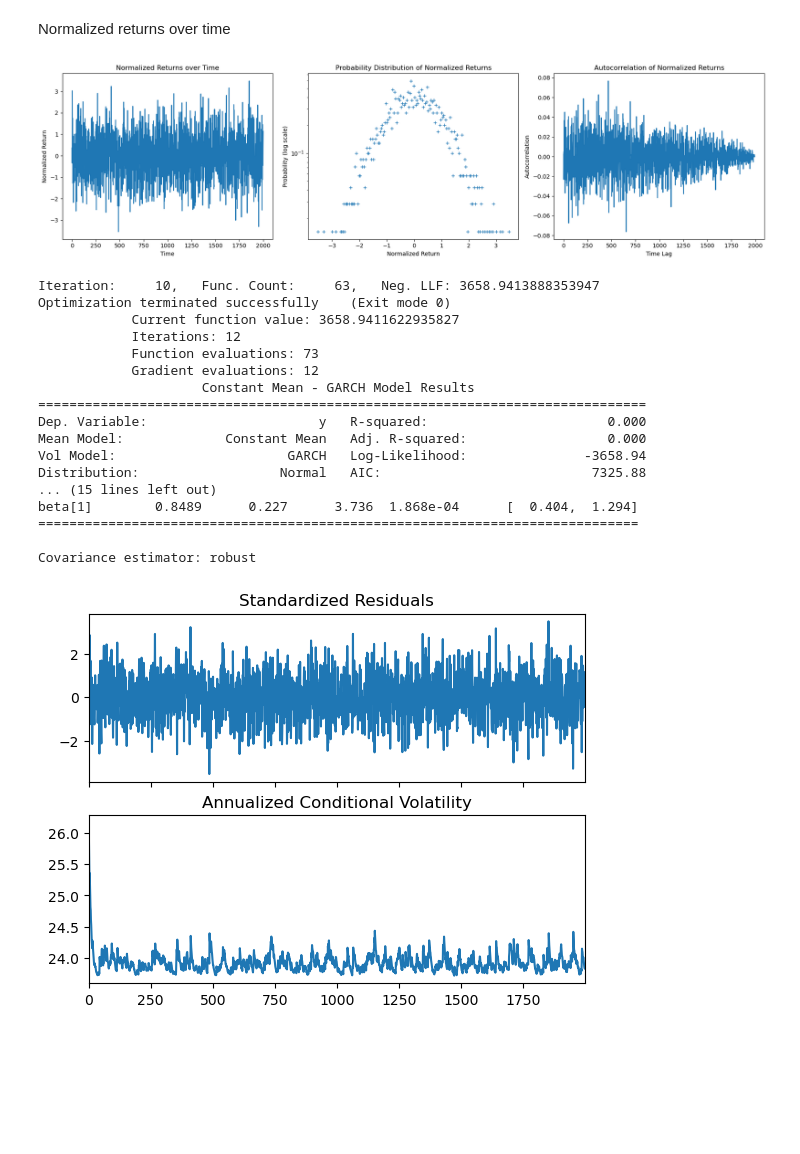
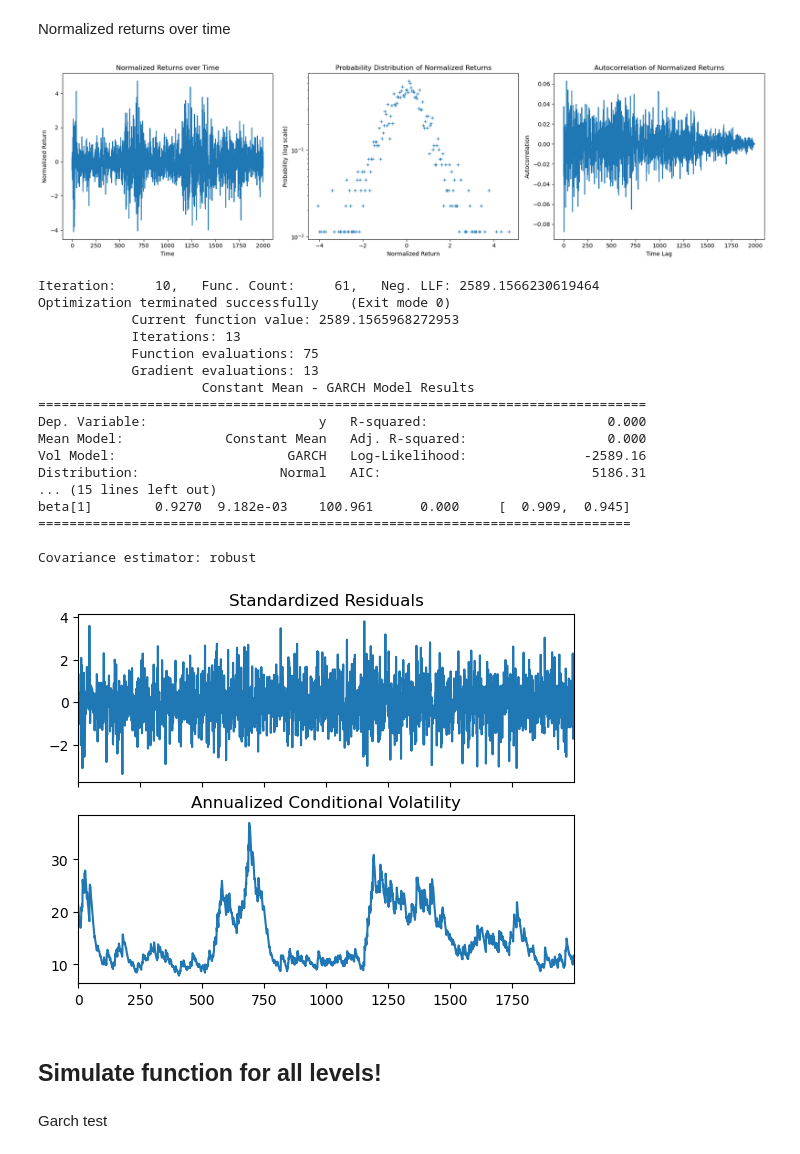
Before and after one commit to kayamd3/Complex_System_Simulation_Group13, a Jupyter notebook: Network initialize.ipynb, the cells around one changed output. Saved outputs shown, nothing was run; the diff lists cells and outputs as text; code cells hidden in the pictures; blank space fills up the shorter version.

Commit message:
Update Level 3 model for CA and Network 1.26

```diff
--- a/Network initialize.ipynb
+++ b/Network initialize.ipynb
@@ -66,6 +66,8 @@ class Trader:
         """
         if self.trade_level == 1:
             self.transaction_quantity = self.fundamental_value - current_price
+        elif self.trade_level == 2:
+            self.transaction_quantity = self.fundamental_value * (1 + self.parameters["Cfu"] * phi_fu) - current_price
         elif self.trade_level == 3:
             self.transaction_quantity = (self.fundamental_value * (1 + self.parameters["Cfu"] * phi_fu)
             - current_price) * Mt
@@ -81,6 +83,8 @@ class Trader:
         mean_transaction_quantity = sum(neighbor_transactions) / max(1, len(neighbor_transactions))
         if self.trade_level == 1:
             self.transaction_quantity = mean_transaction_quantity
+        elif self.trade_level == 2:
+            self.transaction_quantity = mean_transaction_quantity * (1 + self.parameters["Cim"] * phi_im)
         elif self.trade_level == 3:
             self.transaction_quantity = mean_transaction_quantity * (1 + self.parameters["Cim"] * phi_im) * Mt
 # %% [markdown]
@@ -268,13 +272,13 @@ $P^{t+1}=P^t+\frac{c_pQ^t}N$
 Create network
 # %%
 #STEP 1: build network
-n = 10000  # nodes
+n = 1000  # nodes
 p = 8 / n # probability to connect, n * p should be equal to the number
           # of neighbors in mole field which is 8
 
 # Use NetworkX to create RN network
 ER_graph = nx.gnp_random_graph(n, p)
-alpha_ims = [0.7]
+alpha_ims = [0.99,0.98,0.95,0.9,0.85,0.5,0.1]
 colorsets = {} # different colorsets means different Proportions of different transaction types
 for alpha_im in alpha_ims:
     alpha_fu = 1 - alpha_im
@@ -336,7 +340,7 @@ for key, colors in colorsets.items():
     traders = [Trader(node_id, color, ER_graph, parameters_level3) for node_id, color in enumerate(colors)]
     print(0, traders[0].trade_level)
 
-    cp = 0.05  # Sensitivity of price to excess demand
+    cp = 0.8  # Sensitivity of price to excess demand
     #Parameter about calculating Mt
     k = 400
     Cl = 20
@@ -440,38 +450,44 @@ plt.title('Autocorrelation of Normalized Returns')
 plt.tight_layout()
 plt.show()
 # %% [output]
-[figure, old version]
+[figure, new version]
 # %%
 from arch import arch_model
 
 # 假设你已经有了收益率数据，存储在变量returns中
 # 拟合GARCH(1,1)模型
 price_history = price_historys[0.7]
-log_returns = 10000 * np.diff(np.log(price_history))
-garch11 = arch_model(log_returns, p=1, q=1)
+returns = np.diff(price_history)
+mean_return = np.mean(returns)
+std_return = np.std(returns)
+normalized_returns = [(ret - mean_return) / std_return for ret in returns]
+
+garch11 = arch_model(normalized_returns, p=1, q=1, rescale=False)
 res = garch11.fit(update_freq=10)
 
 # 输出模型结果
 print(res.summary())
 
 # 绘制条件方差，观察波动率聚集
 fig = res.plot(annualize='D')
 # %% [output]
-Iteration:     10,   Func. Count:     63,   Neg. LLF: 3658.9413888353947
+Iteration:     10,   Func. Count:     61,   Neg. LLF: 2589.1566230619464
 Optimization terminated successfully    (Exit mode 0)
-            Current function value: 3658.9411622935827
-            Iterations: 12
-            Function evaluations: 73
-            Gradient evaluations: 12
+            Current function value: 2589.1565968272953
+            Iterations: 13
+            Function evaluations: 75
+            Gradient evaluations: 13
                      Constant Mean - GARCH Model Results
 ==============================================================================
 Dep. Variable:                      y   R-squared:                       0.000
 Mean Model:             Constant Mean   Adj. R-squared:                  0.000
-Vol Model:                      GARCH   Log-Likelihood:               -3658.94
-Distribution:                  Normal   AIC:                           7325.88
+Vol Model:                      GARCH   Log-Likelihood:               -2589.16
+Distribution:                  Normal   AIC:                           5186.31
 ... (15 lines left out)
-beta[1]        0.8489      0.227      3.736  1.868e-04      [  0.404,  1.294]
-=============================================================================
+beta[1]        0.9270  9.182e-03    100.961      0.000     [  0.909,  0.945]
+============================================================================
 
 Covariance estimator: robust
-[figure, old version]
+[figure, new version]
+# %% [markdown]
+## Simulate function for all levels!
@@ -477,0 +561,2 @@ Covariance estimator: robust
+# %% [markdown]
+Garch test
```
Also changed, not shown: parts of 16 cells of this notebook.
